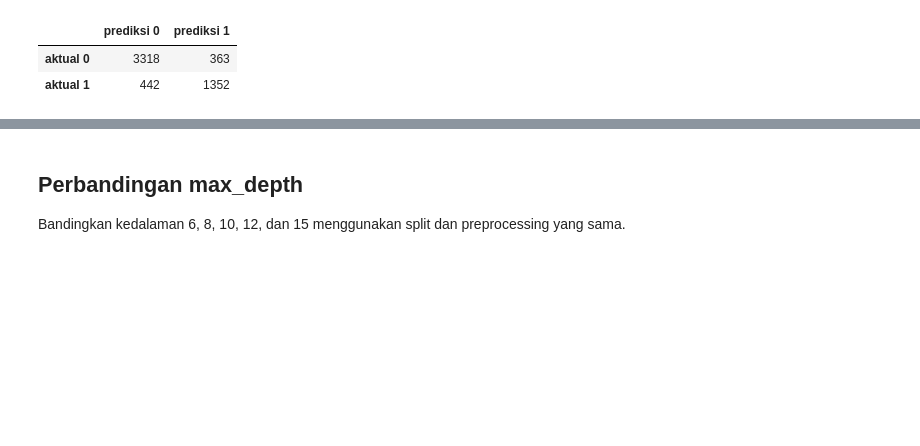
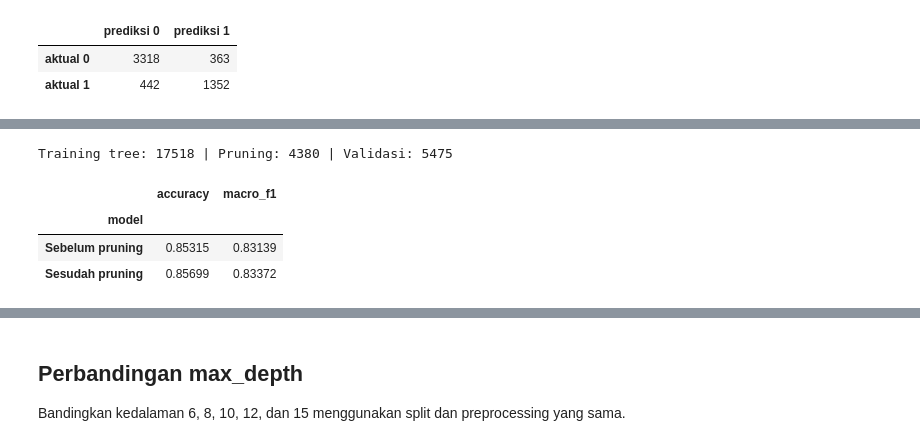
Before and after one commit to Alpaomega1136/IF3170_G31_KelompokDadakan, a Jupyter notebook: src/notebooks/DTL.ipynb, the cells around one changed output, grey strips where cells are left out. Saved outputs shown, nothing was run; the diff lists cells and outputs as text; code cells hidden in the pictures; blank space fills up the shorter version.

```diff
--- a/src/notebooks/DTL.ipynb
+++ b/src/notebooks/DTL.ipynb
@@ -628,0 +633,32 @@ Confusion matrix DTL (baris: aktual, kolom: prediksi):
+# %%
+from models.pruning import prune_reduced_error
+
+X_tumbuh, X_pangkas, y_tumbuh, y_pangkas = train_test_split(
+    X_train, y_train, test_size=0.2, random_state=SEED, stratify=y_train
+)
+preprocessor_pangkas = create_preprocessor(X_tumbuh)
+X_tumbuh_siap = preprocessor_pangkas.fit_transform(X_tumbuh)
+X_pangkas_siap = preprocessor_pangkas.transform(X_pangkas)
+X_valid_pangkas = preprocessor_pangkas.transform(X_valid)
+
+model_pangkas = DecisionTreeID3(max_depth=max_depth_dtl).fit(X_tumbuh_siap, y_tumbuh)
+prediksi_sebelum = model_pangkas.predict(X_valid_pangkas)
+accuracy_pangkas_sebelum = accuracy_score(y_pangkas, model_pangkas.predict(X_pangkas_siap))
+prune_reduced_error(model_pangkas, X_pangkas_siap, y_pangkas)
+accuracy_pangkas_sesudah = accuracy_score(y_pangkas, model_pangkas.predict(X_pangkas_siap))
+assert accuracy_pangkas_sesudah >= accuracy_pangkas_sebelum
+prediksi_sesudah = model_pangkas.predict(X_valid_pangkas)
+
+hasil_pangkas = pd.DataFrame([
+    {"model": nama, "accuracy": accuracy_score(y_valid, prediksi),
+     "macro_f1": f1_score(y_valid, prediksi, average="macro", labels=[0, 1], zero_division=0)}
+    for nama, prediksi in [("Sebelum pruning", prediksi_sebelum), ("Sesudah pruning", prediksi_sesudah)]
+]).set_index("model")
+print("Training tree:", len(X_tumbuh), "| Pruning:", len(X_pangkas), "| Validasi:", len(X_valid))
+display(hasil_pangkas.round(5))
+# %% [output]
+Training tree: 17518 | Pruning: 4380 | Validasi: 5475
+|  | accuracy | macro_f1 |
+| model |  |  |
+| Sebelum pruning | 0.85315 | 0.83139 |
+| Sesudah pruning | 0.85699 | 0.83372 |
```
Also changed, not shown: parts of 7 cells of this notebook, 4 other files.
